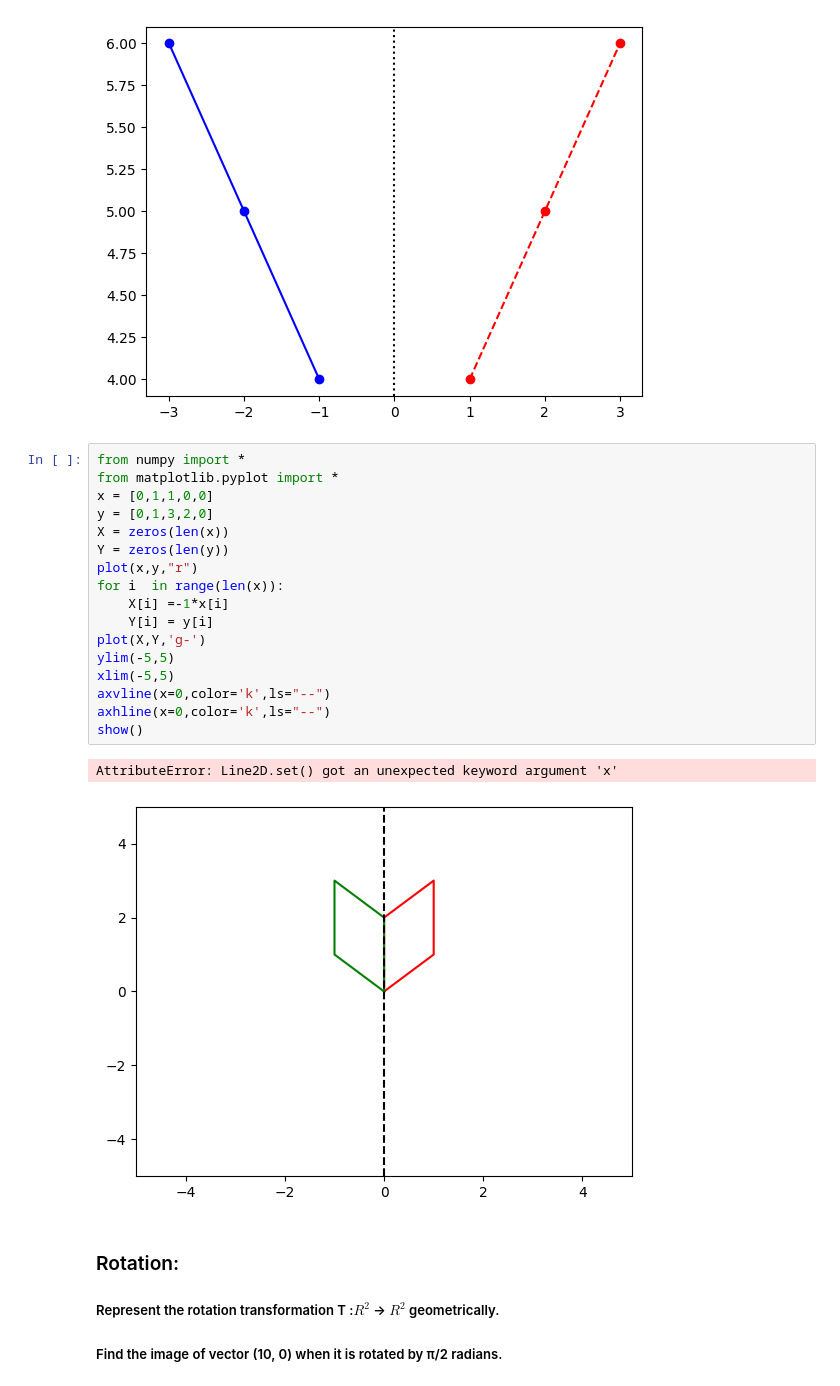
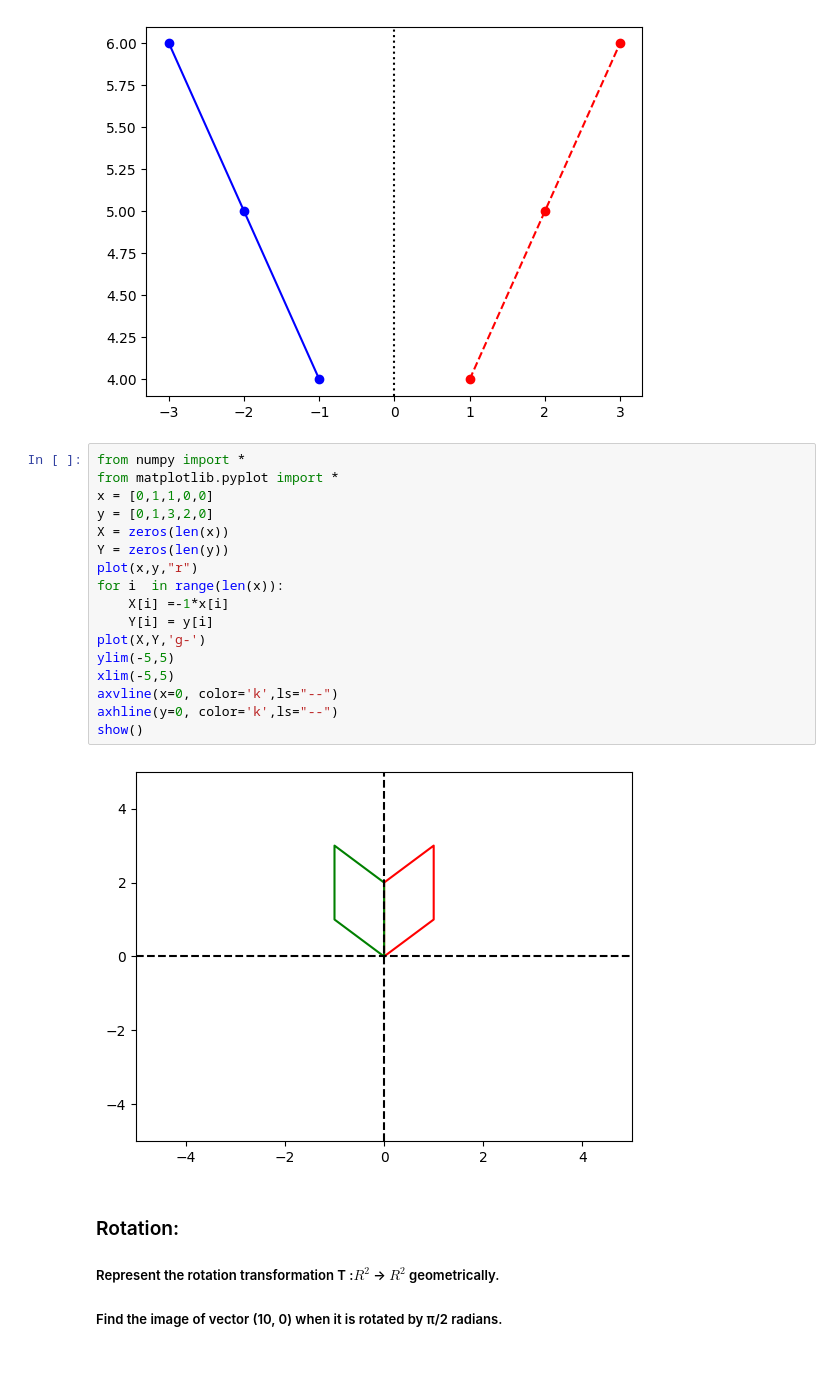
Before and after one commit to Nistha27/Maths-with-Python, a Jupyter notebook: LAB -02/Vector_Space.ipynb, the cells around one changed output. Cells and saved outputs as stored; diff of their text form.

Commit message:
Error resolved

```diff
--- a/LAB -02/Vector_Space.ipynb
+++ b/LAB -02/Vector_Space.ipynb
@@ -240,23 +240,22 @@ AttributeError: Line2D.set() got an unexpected keyword argument 'x'
 # %%
 from numpy import *
 from matplotlib.pyplot import *
 x = [0,1,1,0,0]
 y = [0,1,3,2,0]
 X = zeros(len(x))
 Y = zeros(len(y))
 plot(x,y,"r")
 for i  in range(len(x)):
     X[i] =-1*x[i]
     Y[i] = y[i]
 plot(X,Y,'g-')
 ylim(-5,5)
 xlim(-5,5)
-axvline(x=0,color='k',ls="--")
-axhline(x=0,color='k',ls="--")
+axvline(x=0, color='k',ls="--")
+axhline(y=0, color='k',ls="--")
 show()
 # %% [output]
-AttributeError: Line2D.set() got an unexpected keyword argument 'x'
-[figure, old version]
+[figure, new version]
 # %% [markdown]
 ### Rotation:
 ##### Represent the rotation transformation T :$R^2$ → $R^2$ geometrically.
```
